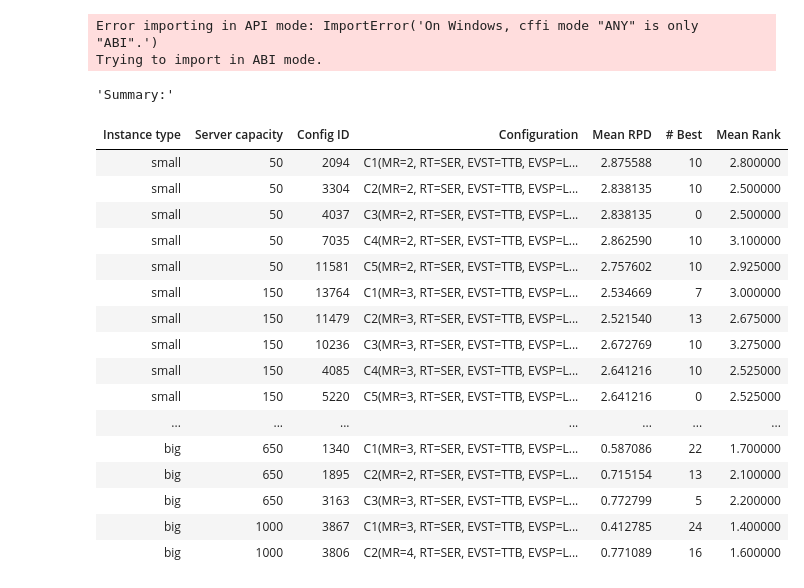
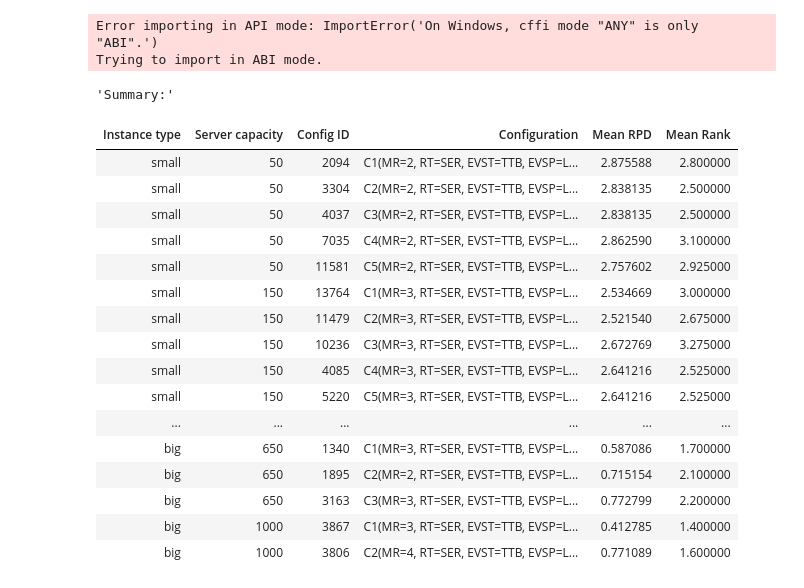
Before and after one commit to codeurjc/FacebookVideosLive18-Analysis, a Jupyter notebook: irace.ipynb, the cells around one changed output. Drawn from its saved outputs; the diff is of its cells as text; code cells hidden in the pictures.

Commit message:
more tables

```diff
--- a/irace.ipynb
+++ b/irace.ipynb
@@ -277,12 +332,12 @@ def config_summary_str(config_row, subindex=None):
     return result[:-2] + ")"
 
 summaries_elites = {}
-for instance_type, server_capacities in full_experiments_map.items():
+for instance_type, server_capacities in maps["All"]["full_experiments_map"].items():
 
     for server_capacity, full_exps in server_capacities.items():
-        elite_configs = elite_configs_map[instance_type][server_capacity]
+        elite_configs = maps["All"]["elite_configs_map"][instance_type][server_capacity]
         elite_index = elite_configs.index
-        devs = deviation_map[instance_type][server_capacity]
+        devs = maps["All"]["deviation_map"][instance_type][server_capacity]
         # mean deviation
         # For most operations, A is skipped for server_capacity 50 as there isn't enough data to get accurate results, as algorithm A fails on most cases of server capacity 50
         mean_devs = []
@@ -294,14 +349,14 @@ for instance_type, server_capacities in full_experiments_map.items():
         # n_instances = [full_exps[idx].count() for idx in elite_index]
 
         # number of instances where deviation is 0 for an idx
-        n_best = [0] * len(elite_index)
-        best_devs = devs[elite_index]
-        for row_idx, row in best_devs.iterrows():
-            # get the column with the minimum value
-            col_name = row.idxmin()
-            # get the position of col_name in elite_index (a pandas index)
-            idx = elite_index.get_loc(col_name)
-            n_best[idx] += 1
+        # n_best = [0] * len(elite_index)
+        # best_devs = devs[elite_index]
+        # for row_idx, row in best_devs.iterrows():
+        #     # get the column with the minimum value
+        #     col_name = row.idxmin()
+        #     # get the position of col_name in elite_index (a pandas index)
+        #     idx = elite_index.get_loc(col_name)
+        #     n_best[idx] += 1
 
         # mean rank
         mean_rank = [0] * len(elite_index)
@@ -314,7 +369,7 @@ for instance_type, server_capacities in full_experiments_map.items():
                     mean_rank[i] += rank
         mean_rank = np.array(mean_rank) / len(best_exps)
 
-        configs = configs_map[instance_type][server_capacity]
+        configs = maps["All"]["configs_map"][instance_type][server_capacity]
         summary_config = [
             config_summary_str(configs.loc[idx], subindex=i + 1)
             for i, idx in enumerate(elite_index)
@@ -326,54 +381,54 @@ for instance_type, server_capacities in full_experiments_map.items():
             "Config ID": elite_index,
             # "# Instances run on": n_instances,
             "Mean RPD": mean_devs,
-            "# Best": n_best,
+            # "# Best": n_best,
             "Mean Rank": mean_rank,
         }
 
 display("Summary:")
 summary = pd.DataFrame(
     columns=[
         "Instance type",
         "Server capacity",
         "Config ID",
         "Configuration",
         # "# Instances run on",
         "Mean RPD",
-        "# Best",
+        # "# Best",
         "Mean Rank",
     ]
 )
 for instance_type, server_capacities in summaries_elites.items():
     for server_capacity, summary_data in server_capacities.items():
         n = len(summary_data["Configuration"])
         df = pd.DataFrame(
             {
                 "Instance type": [instance_type] * n,
                 "Server capacity": [server_capacity] * n,
                 **summary_data,
             }
         )
         summary = pd.concat([summary, df], ignore_index=True)
 display(summary.style.hide(axis="index"))
 # %% [output]
 'Summary:'
-| Instance type | Server capacity | Config ID | Configuration | Mean RPD | # Best | Mean Rank |
-| small | 50 | 2094 | C1(MR=2, RT=SER, EVST=TTB, EVSP=L... | 2.875588 | 10 | 2.800000 |
-| small | 50 | 3304 | C2(MR=2, RT=SER, EVST=TTB, EVSP=L... | 2.838135 | 10 | 2.500000 |
-| small | 50 | 4037 | C3(MR=2, RT=SER, EVST=TTB, EVSP=L... | 2.838135 | 0 | 2.500000 |
-| small | 50 | 7035 | C4(MR=2, RT=SER, EVST=TTB, EVSP=L... | 2.862590 | 10 | 3.100000 |
-| small | 50 | 11581 | C5(MR=2, RT=SER, EVST=TTB, EVSP=L... | 2.757602 | 10 | 2.925000 |
-| small | 150 | 13764 | C1(MR=3, RT=SER, EVST=TTB, EVSP=L... | 2.534669 | 7 | 3.000000 |
-| small | 150 | 11479 | C2(MR=3, RT=SER, EVST=TTB, EVSP=L... | 2.521540 | 13 | 2.675000 |
-| small | 150 | 10236 | C3(MR=3, RT=SER, EVST=TTB, EVSP=L... | 2.672769 | 10 | 3.275000 |
-| small | 150 | 4085 | C4(MR=3, RT=SER, EVST=TTB, EVSP=L... | 2.641216 | 10 | 2.525000 |
-| small | 150 | 5220 | C5(MR=3, RT=SER, EVST=TTB, EVSP=L... | 2.641216 | 0 | 2.525000 |
-| ... | ... | ... | ... | ... | ... | ... |
-| big | 650 | 1340 | C1(MR=3, RT=SER, EVST=TTB, EVSP=L... | 0.587086 | 22 | 1.700000 |
-| big | 650 | 1895 | C2(MR=2, RT=SER, EVST=TTB, EVSP=L... | 0.715154 | 13 | 2.100000 |
-| big | 650 | 3163 | C3(MR=3, RT=SER, EVST=TTB, EVSP=L... | 0.772799 | 5 | 2.200000 |
-| big | 1000 | 3867 | C1(MR=3, RT=SER, EVST=TTB, EVSP=L... | 0.412785 | 24 | 1.400000 |
-| big | 1000 | 3806 | C2(MR=4, RT=SER, EVST=TTB, EVSP=L... | 0.771089 | 16 | 1.600000 |
+| Instance type | Server capacity | Config ID | Configuration | Mean RPD | Mean Rank |
+| small | 50 | 2094 | C1(MR=2, RT=SER, EVST=TTB, EVSP=L... | 2.875588 | 2.800000 |
+| small | 50 | 3304 | C2(MR=2, RT=SER, EVST=TTB, EVSP=L... | 2.838135 | 2.500000 |
+| small | 50 | 4037 | C3(MR=2, RT=SER, EVST=TTB, EVSP=L... | 2.838135 | 2.500000 |
+| small | 50 | 7035 | C4(MR=2, RT=SER, EVST=TTB, EVSP=L... | 2.862590 | 3.100000 |
+| small | 50 | 11581 | C5(MR=2, RT=SER, EVST=TTB, EVSP=L... | 2.757602 | 2.925000 |
+| small | 150 | 13764 | C1(MR=3, RT=SER, EVST=TTB, EVSP=L... | 2.534669 | 3.000000 |
+| small | 150 | 11479 | C2(MR=3, RT=SER, EVST=TTB, EVSP=L... | 2.521540 | 2.675000 |
+| small | 150 | 10236 | C3(MR=3, RT=SER, EVST=TTB, EVSP=L... | 2.672769 | 3.275000 |
+| small | 150 | 4085 | C4(MR=3, RT=SER, EVST=TTB, EVSP=L... | 2.641216 | 2.525000 |
+| small | 150 | 5220 | C5(MR=3, RT=SER, EVST=TTB, EVSP=L... | 2.641216 | 2.525000 |
+| ... | ... | ... | ... | ... | ... |
+| big | 650 | 1340 | C1(MR=3, RT=SER, EVST=TTB, EVSP=L... | 0.587086 | 1.700000 |
+| big | 650 | 1895 | C2(MR=2, RT=SER, EVST=TTB, EVSP=L... | 0.715154 | 2.100000 |
+| big | 650 | 3163 | C3(MR=3, RT=SER, EVST=TTB, EVSP=L... | 0.772799 | 2.200000 |
+| big | 1000 | 3867 | C1(MR=3, RT=SER, EVST=TTB, EVSP=L... | 0.412785 | 1.400000 |
+| big | 1000 | 3806 | C2(MR=4, RT=SER, EVST=TTB, EVSP=L... | 0.771089 | 1.600000 |
 # %%
 # The first elite config is the best one considered by irace, so we run each best elite config on all combinations of instance types and server capacities
 # (running them only on test instances)
```
Also changed, not shown: parts of 19 cells of this notebook.
